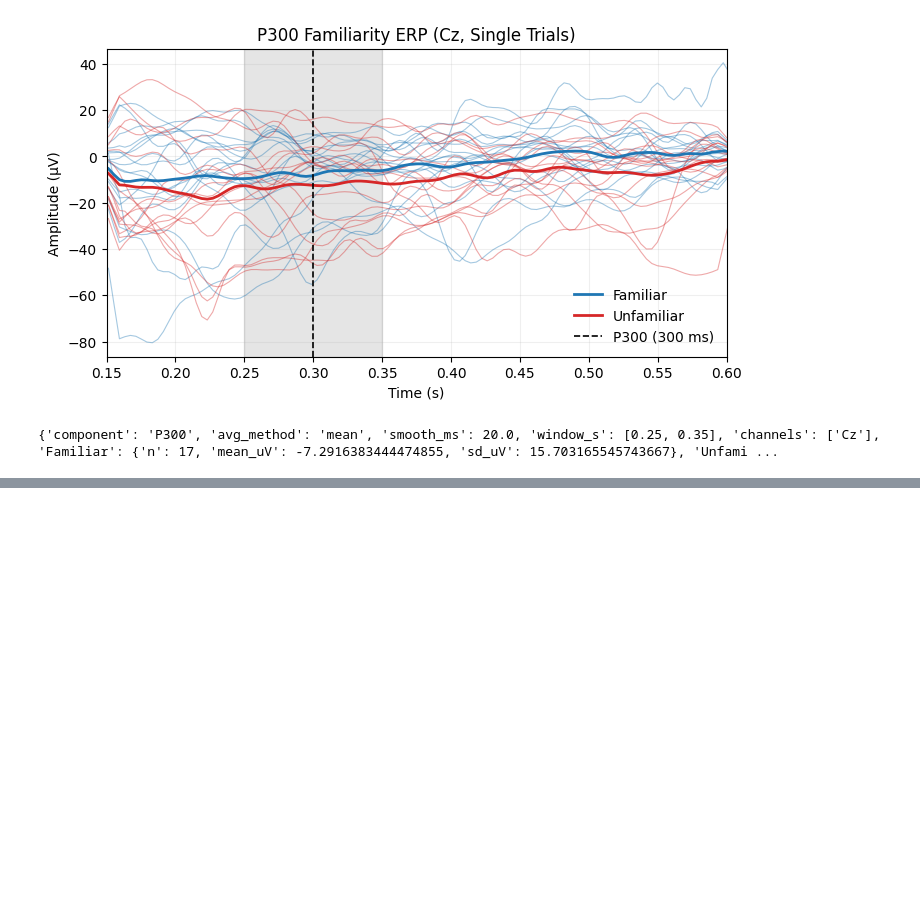
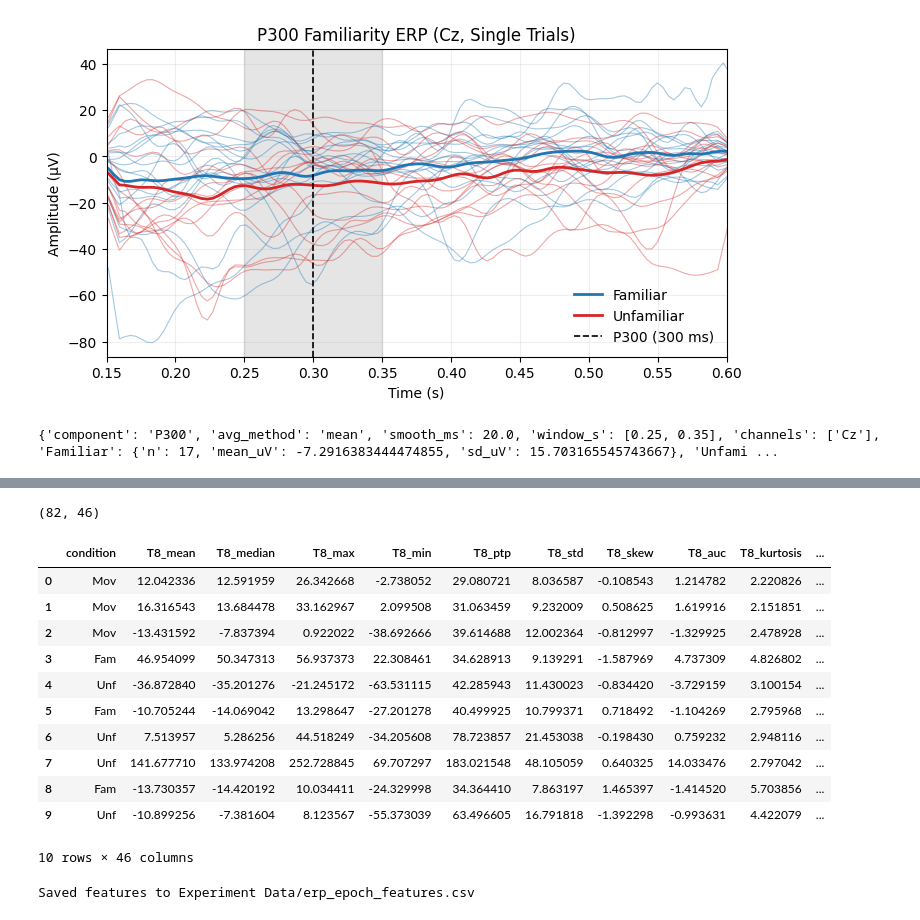
Before and after one commit to YouniPark/FYDP-rename_later-, a Jupyter notebook: poc/eeg_analysis/EEG_Data_Analysis.ipynb, the cells around one changed output, grey strips where cells are left out. Drawn from its saved outputs; the diff is of its cells as text; code cells hidden in the pictures; blank space fills up the shorter version.

Commit message:
Add feature extraction and classifier training

```diff
--- a/poc/eeg_analysis/EEG_Data_Analysis.ipynb
+++ b/poc/eeg_analysis/EEG_Data_Analysis.ipynb
@@ -1326,0 +1414,6 @@ P300 analysis:
+# %%
+data_dir = 'Experiment Data/'
+# %%
+## Load epoch data
+filename = data_dir + "eeg_epochs_1_reref_baseline-epo.fif"
+epochs = mne.read_epochs(filename, preload=True)
@@ -1326,0 +1429,42 @@ P300 analysis:
+# %%
+## Define windows for N250 and P300
+win_n250 = (0.2, 0.3) # T8, P7, O2
+win_n250_late = (0.25, 0.35) # P8
+win_p300 = (0.25, 0.35) # Cz
+# %%
+## Run feature extraction
+
+# Channel window mapping
+ch_windows = {
+    'T8': win_n250,
+    'P7': win_n250,
+    'P8': win_n250_late,
+    'O2': win_n250,
+    'Cz': win_p300,
+}
+
+features_df = extract_epoch_features(epochs, ch_windows)
+print(features_df.shape)
+features_df.head(10)
+# %% [output]
+(82, 46)
+|  | condition | T8_mean | T8_median | T8_max | T8_min | T8_ptp | T8_std | T8_skew | T8_auc | T8_kurtosis | ... |
+| 0 | Mov | 12.042336 | 12.591959 | 26.342668 | -2.738052 | 29.080721 | 8.036587 | -0.108543 | 1.214782 | 2.220826 | ... |
+| 1 | Mov | 16.316543 | 13.684478 | 33.162967 | 2.099508 | 31.063459 | 9.232009 | 0.508625 | 1.619916 | 2.151851 | ... |
+| 2 | Mov | -13.431592 | -7.837394 | 0.922022 | -38.692666 | 39.614688 | 12.002364 | -0.812997 | -1.329925 | 2.478928 | ... |
+| 3 | Fam | 46.954099 | 50.347313 | 56.937373 | 22.308461 | 34.628913 | 9.139291 | -1.587969 | 4.737309 | 4.826802 | ... |
+| 4 | Unf | -36.872840 | -35.201276 | -21.245172 | -63.531115 | 42.285943 | 11.430023 | -0.834420 | -3.729159 | 3.100154 | ... |
+| 5 | Fam | -10.705244 | -14.069042 | 13.298647 | -27.201278 | 40.499925 | 10.799371 | 0.718492 | -1.104269 | 2.795968 | ... |
+| 6 | Unf | 7.513957 | 5.286256 | 44.518249 | -34.205608 | 78.723857 | 21.453038 | -0.198430 | 0.759232 | 2.948116 | ... |
+| 7 | Unf | 141.677710 | 133.974208 | 252.728845 | 69.707297 | 183.021548 | 48.105059 | 0.640325 | 14.033476 | 2.797042 | ... |
+| 8 | Fam | -13.730357 | -14.420192 | 10.034411 | -24.329998 | 34.364410 | 7.863197 | 1.465397 | -1.414520 | 5.703856 | ... |
+| 9 | Unf | -10.899256 | -7.381604 | 8.123567 | -55.373039 | 63.496605 | 16.791818 | -1.392298 | -0.993631 | 4.422079 | ... |
+10 rows × 46 columns
+# %%
+## Save features to CSV
+out_dir = data_dir if 'data_dir' in globals() else 'Experiment Data/'
+out_path = out_dir + 'erp_epoch_features.csv'
+features_df.to_csv(out_path, index=False)
+print(f"Saved features to {out_path}")
+# %% [output]
+Saved features to Experiment Data/erp_epoch_features.csv
```
Also changed, not shown: parts of 6 cells of this notebook, 2 other files.
